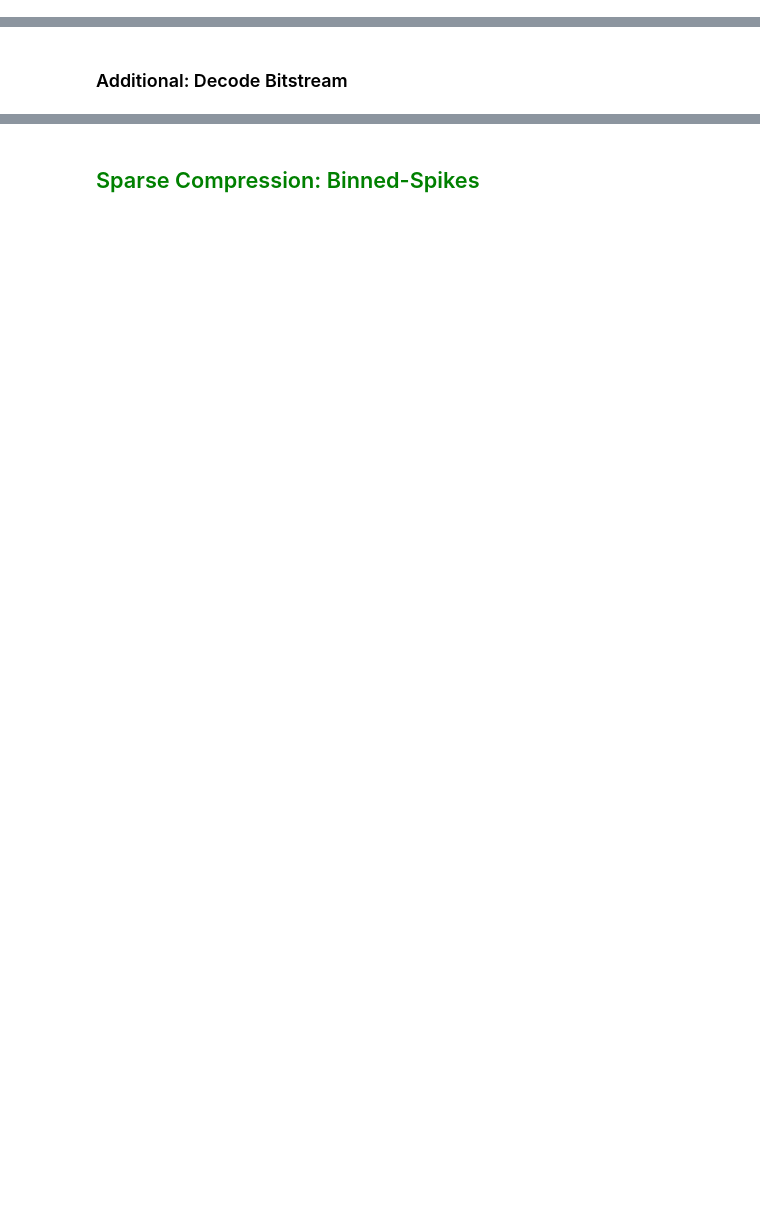
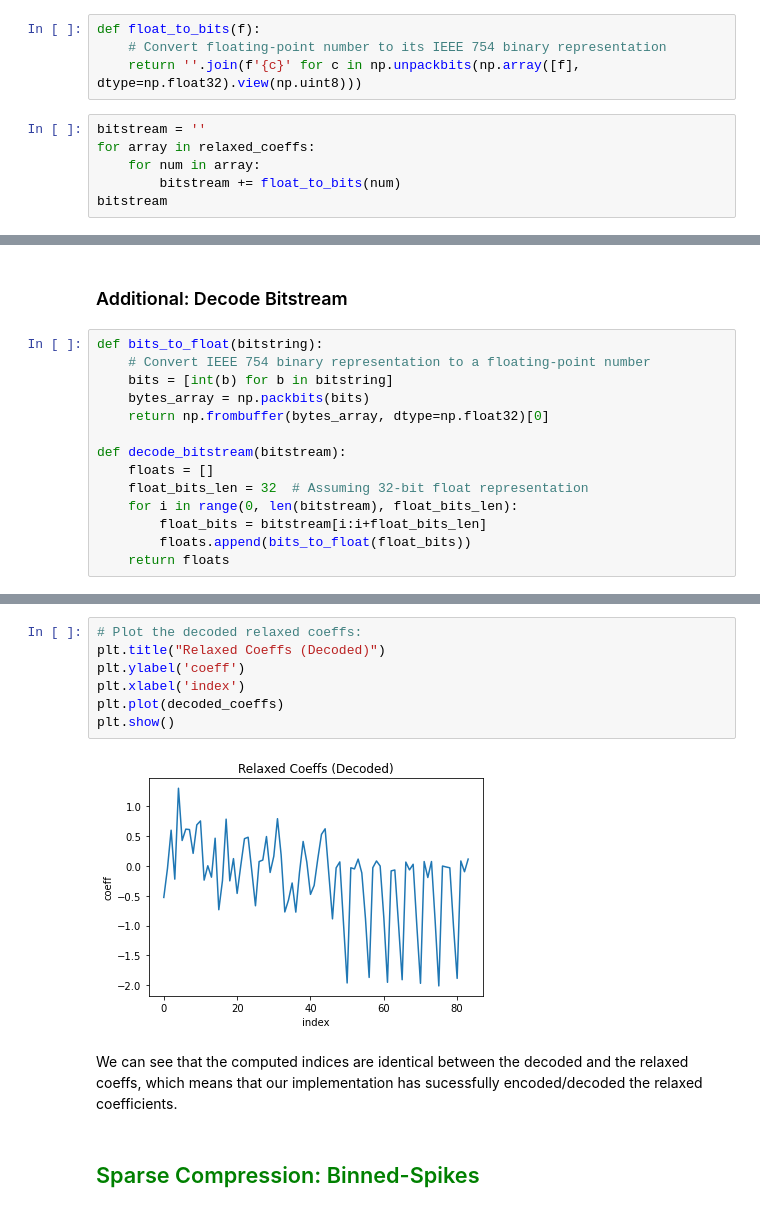
Before and after one commit to michaela10c/neural_signal_compression, a Jupyter notebook: Neural Signal Compression.ipynb, the cells around one changed output, grey strips where cells are left out. Saved outputs shown, nothing was run; the diff lists cells and outputs as text; blank space fills up the shorter version.

```diff
--- a/Neural Signal Compression.ipynb
+++ b/Neural Signal Compression.ipynb
@@ -380,0 +486,10 @@ Note that since rANS is an **entropy-coding method**, it relies on **accurately
+# %%
+def float_to_bits(f):
+    # Convert floating-point number to its IEEE 754 binary representation
+    return ''.join(f'{c}' for c in np.unpackbits(np.array([f], dtype=np.float32).view(np.uint8)))
+# %%
+bitstream = ''
+for array in relaxed_coeffs:
+    for num in array:
+        bitstream += float_to_bits(num)
+bitstream
@@ -381,2 +498,16 @@ Note that since rANS is an **entropy-coding method**, it relies on **accurately
 # %% [markdown]
 ### Additional: Decode Bitstream
+# %%
+def bits_to_float(bitstring):
+    # Convert IEEE 754 binary representation to a floating-point number
+    bits = [int(b) for b in bitstring]
+    bytes_array = np.packbits(bits)
+    return np.frombuffer(bytes_array, dtype=np.float32)[0]
+
+def decode_bitstream(bitstream):
+    floats = []
+    float_bits_len = 32  # Assuming 32-bit float representation
+    for i in range(0, len(bitstream), float_bits_len):
+        float_bits = bitstream[i:i+float_bits_len]
+        floats.append(bits_to_float(float_bits))
+    return floats
@@ -383,3 +525,14 @@ Note that since rANS is an **entropy-coding method**, it relies on **accurately
+# %%
+# Plot the decoded relaxed coeffs:
+plt.title("Relaxed Coeffs (Decoded)")
+plt.ylabel('coeff')
+plt.xlabel('index')
+plt.plot(decoded_coeffs)
+plt.show()
+# %% [output]
+[figure, added]
+# %% [markdown]
+We can see that the computed indices are identical between the decoded and the relaxed coeffs, which means that our implementation has sucessfully encoded/decoded the relaxed coefficients.
 # %% [markdown]
 ## <font color='green'> Sparse Compression: Binned-Spikes </font>
 
```
Also changed, not shown: parts of 11 cells of this notebook.
